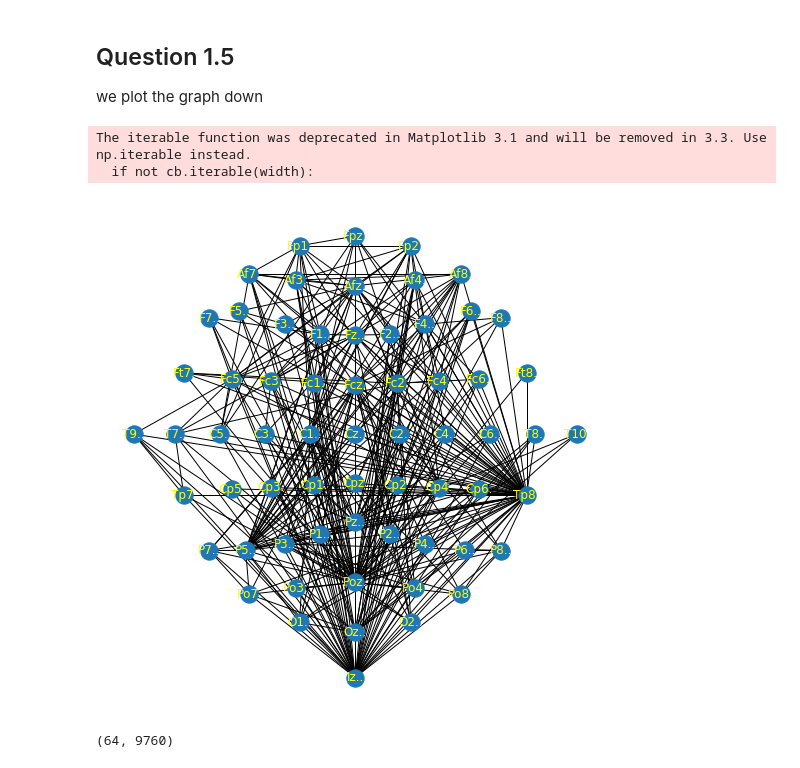
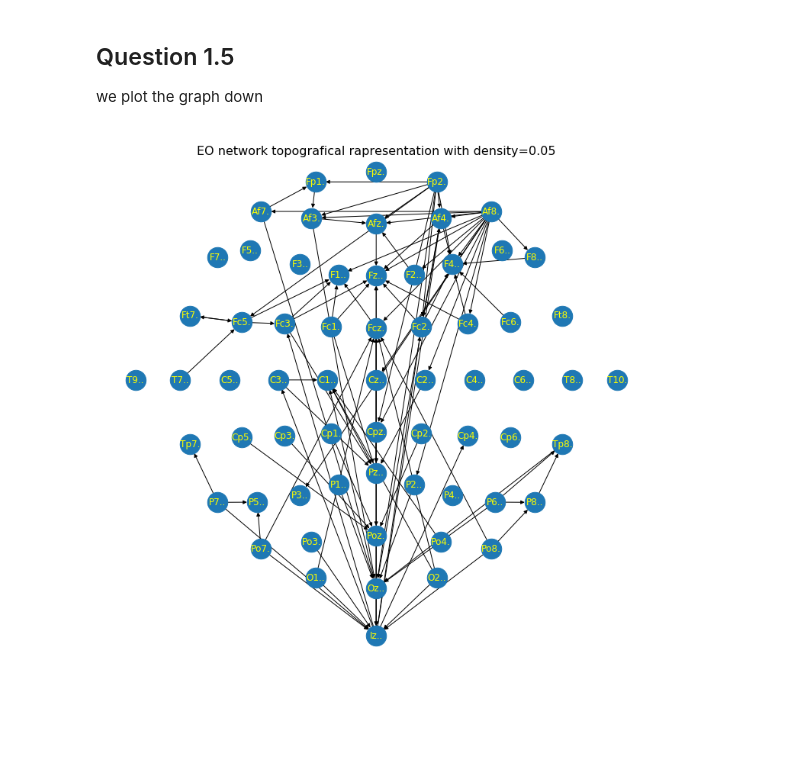
Before and after one commit to giulianosoced/Bioinf1, a Jupyter notebook: BI-HW1.ipynb, the cells around one changed output. Cells and saved outputs as stored; diff of their text form; code cells hidden in the pictures; blank space fills up the shorter version.

```diff
--- a/BI-HW1.ipynb
+++ b/BI-HW1.ipynb
@@ -118,3 +118,22 @@ plt.title('Adjacency Matrix for EC with DTF', fontsize=16);
 # %% [markdown]
 ## Question 1.3
 let's repeat with different density values
+# %%
+#let's repeat Question 1.1 with different density values
+densities=[.01,.05,.1,.3,.5]
+
+#empty array to save matrix
+eo_mtx=[]
+
+for i in range(len(densities)):
+    #recompute the values
+    density=densities[i]
+    num_edges = int((density*n*(n-1))/2)
+    threshold = -np.sort(-eo_pdc, axis = None)[num_edges+1]
+    #adj_matrix
+    eo_adj = (eo_pdc > threshold).astype(int)
+    eo_mtx.append(eo_adj)
+    #plot
+    f = plt.figure(figsize=(5, 5))
+    plt.matshow(eo_adj, fignum=f.number)
+    plt.title('Adjacency Matrix for EO with PDC and density '+str(densities[i]), fontsize=16);
@@ -120,0 +146,18 @@ let's repeat with different density values
+# %%
+#same for EC
+
+#empty array to save the matrix
+ec_mtx=[]
+
+for i in range(len(densities)):
+    #recompute values
+    density=densities[i]
+    num_edges = int((density*n*(n-1))/2)
+    threshold = -np.sort(-ec_pdc, axis = None)[num_edges+1]
+    #adj_matrix
+    ec_adj = (ec_pdc > threshold).astype(int)
+    ec_mtx.append(ec_adj)      #save the matrix in array
+    #plot
+    f = plt.figure(figsize=(5, 5))
+    plt.matshow(ec_adj, fignum=f.number)
+    plt.title('Adjacency Matrix for EC with PDC and density '+str(densities[i]), fontsize=16);
@@ -123,37 +172,32 @@ let's repeat with different density values
 we plot the graph down
 # %%
 #create the graph
-eo_g=nx.from_numpy_matrix(eo_adj)
+eo_g=nx.from_numpy_matrix(eo_mtx[1], create_using=nx.DiGraph)
 
 #we need a dictionary with couples 0...64 and signal labels in order to rename the nodes of the graph
 mapping={}
 for i in range(len(signal_labels)):
     mapping[i]=signal_labels[i]
 mapping
 
 
 #let's rename them
 eo_g=nx.relabel_nodes(eo_g, mapping)
 
 #now give them a location
 #open the location file
 position=pd.read_csv('channel_locations.txt', sep='\s+')
 
 #create a pos dictionary to pass the position to the nodes of our graph
 pos={}
 for i in range(64):
     pos[position['label'][i]]=[position['x'][i],position['y'][i]]
 
 #let's see our graph
-f = plt.figure(figsize=(8, 8))
-nx.draw(eo_g, pos)
+f = plt.figure(figsize=(10, 10))
+f.suptitle('EO network topografical rapresentation with density=0.05', fontsize=16)
+nx.draw(eo_g, pos, node_size=700)
 nx.draw_networkx_labels(eo_g, pos=pos, font_color='yellow')
 plt.show()
 # %% [output]
-The iterable function was deprecated in Matplotlib 3.1 and will be removed in 3.3. Use np.iterable instead.
-  if not cb.iterable(width):
-[figure, old version]
+[figure, new version]
-# %%
-eo.shape
-# %% [output]
-(64, 9760)
```
Also changed, not shown: parts of 6 cells of this notebook.
